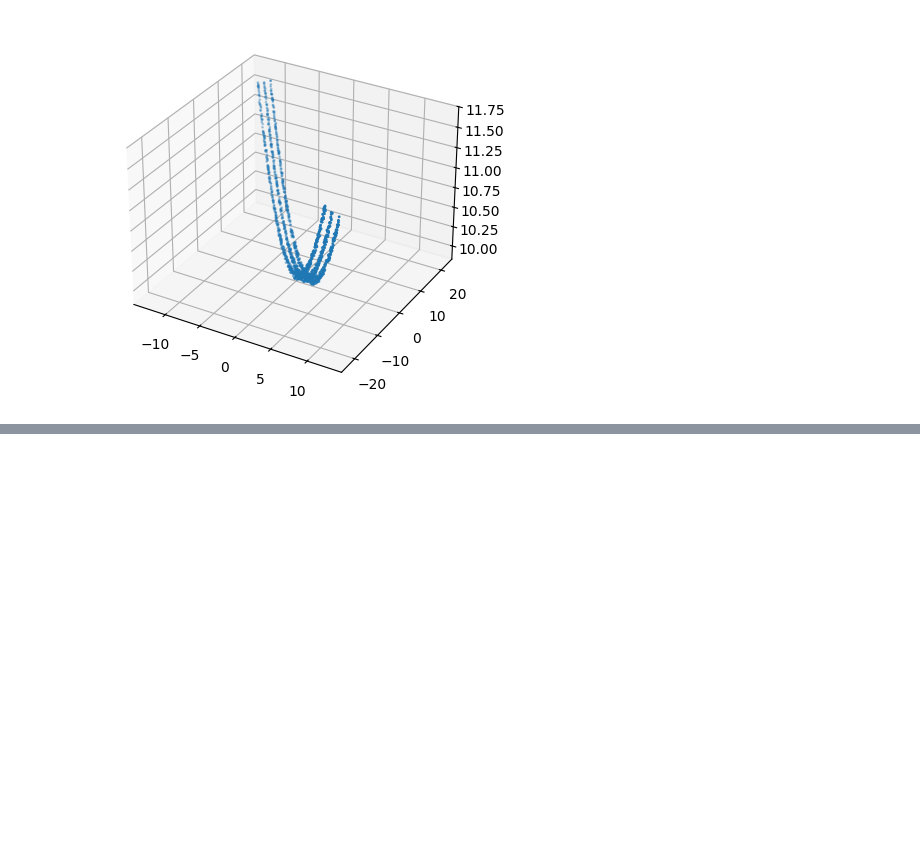
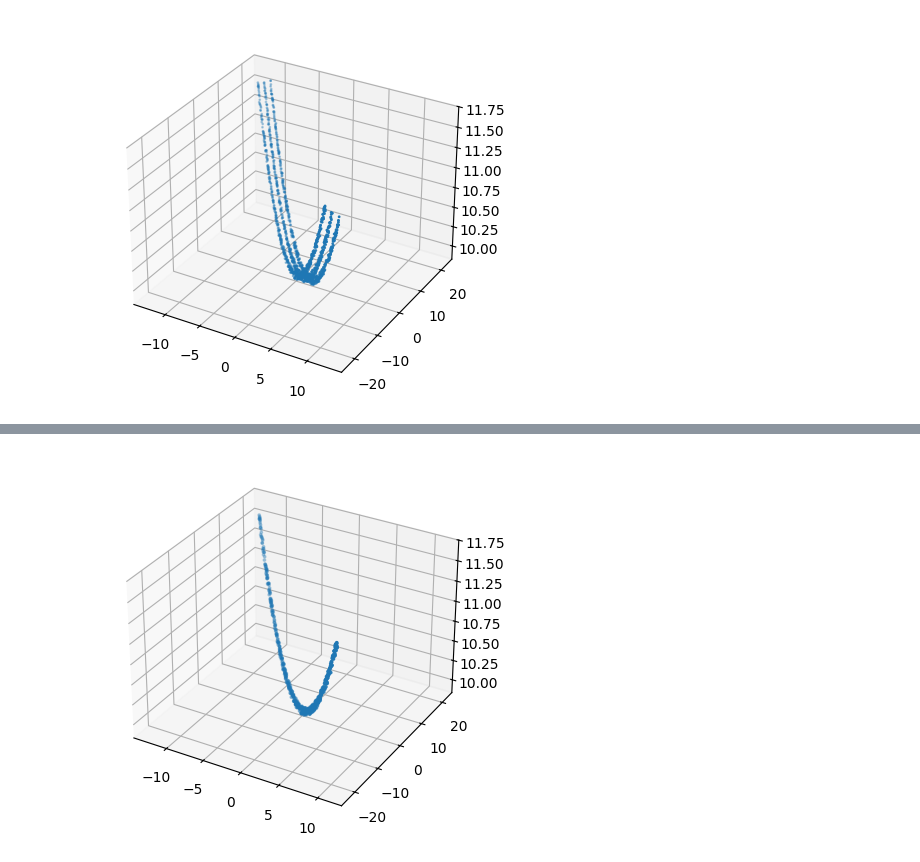
Before and after one commit to sowjanyamatam/blunomy_case_study, a Jupyter notebook: local_analysis/analysis.ipynb, the cells around one changed output, grey strips where cells are left out. Drawn from its saved outputs; the diff is of its cells as text; code cells hidden in the pictures; blank space fills up the shorter version.

```diff
--- a/local_analysis/analysis.ipynb
+++ b/local_analysis/analysis.ipynb
@@ -55,0 +82,7 @@ print(coordinates)
+# %%
+# cluster visualization
+blank_canvas = plt.figure().add_subplot(111, projection="3d")
+blank_canvas.scatter(cluster_0[:, 0], cluster_0[:, 1], cluster_0[:, 2], s=3)
+plt.show()
+# %% [output]
+[figure, added]
```
Also changed, not shown: parts of 15 cells of this notebook, 4 other files.
